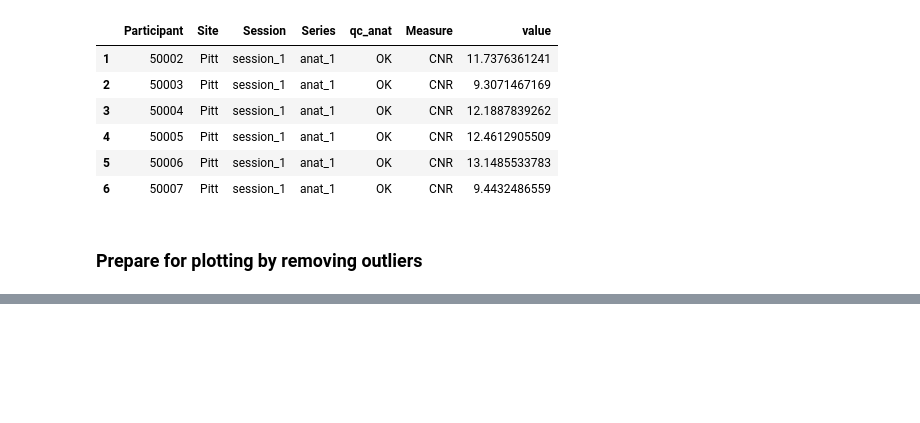
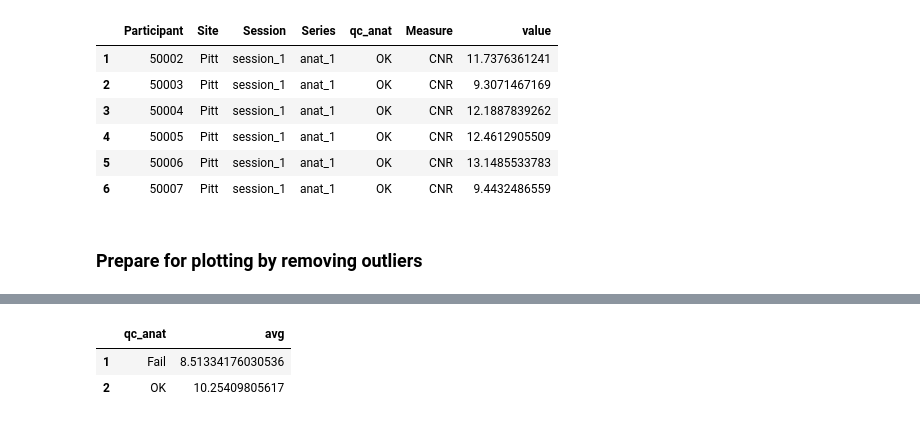
Before and after one commit to preprocessed-connectomes-project/giavasis2015-QAP-paper, a Jupyter notebook: data_analysis/interactive_plots.ipynb, the cells around one changed output, grey strips where cells are left out. Cells and saved outputs as stored; diff of their text form; code cells hidden in the pictures; blank space fills up the shorter version.

```diff
--- a/data_analysis/interactive_plots.ipynb
+++ b/data_analysis/interactive_plots.ipynb
@@ -197,0 +283,6 @@ title matching ‘precentiles’ using fuzzy matching.
+# %%
+ungroup(means)
+# %% [output]
+|  | qc_anat | avg |
+| 1 | Fail | 8.51334176030536 |
+| 2 | OK | 10.25409805617 |
```
Also changed, not shown: parts of 21 cells of this notebook.
